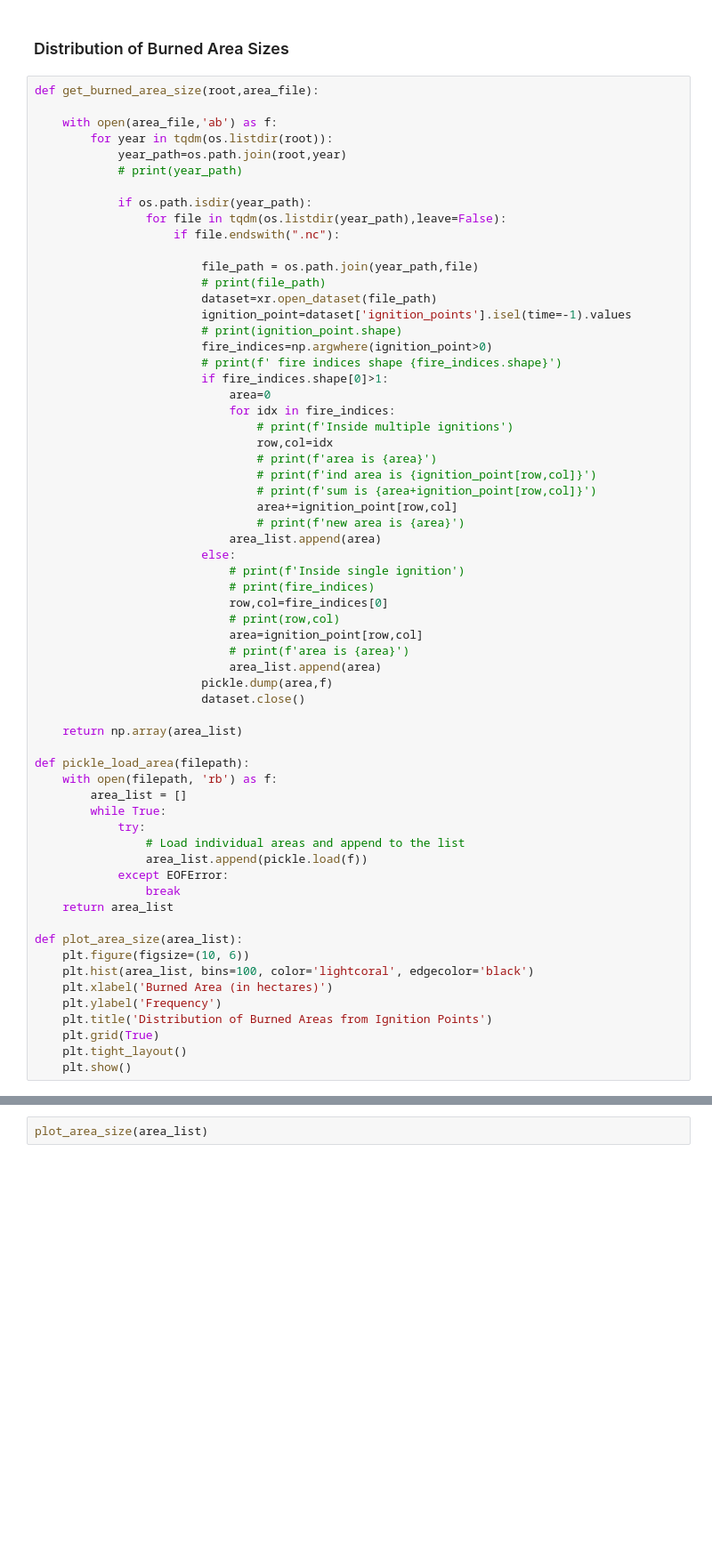
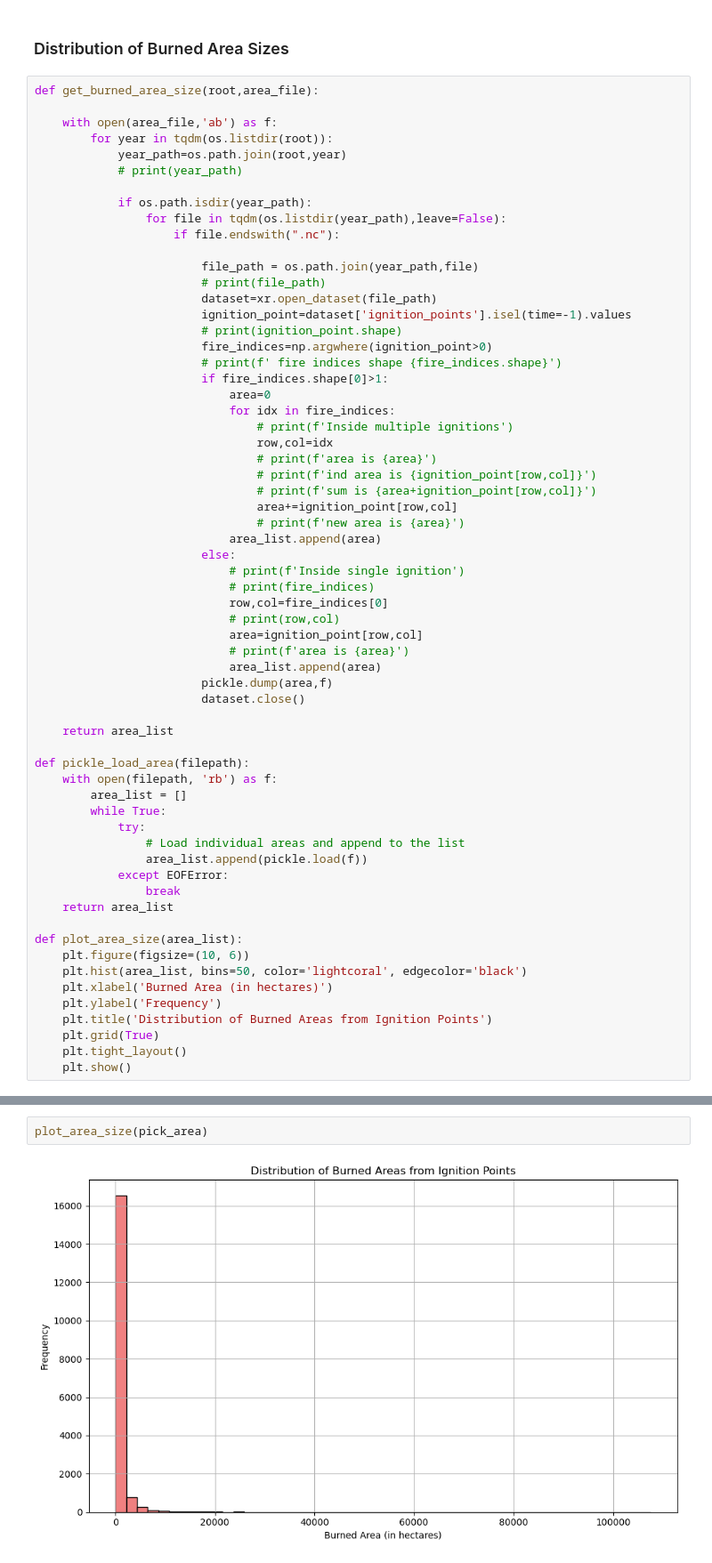
Before and after one commit to ursuladas/segmentation_models_for_burned_area, a Jupyter notebook: EDA/analysis.ipynb, the cells around one changed output, grey strips where cells are left out. Shown at 89% size. Cells and saved outputs as stored; diff of their text form; blank space fills up the shorter version.

```diff
--- a/EDA/analysis.ipynb
+++ b/EDA/analysis.ipynb
@@ -115,7 +118,7 @@ def get_burned_area_size(root,area_file):
                         pickle.dump(area,f)
                         dataset.close()
 
-    return np.array(area_list)
+    return area_list
 
 def pickle_load_area(filepath):
     with open(filepath, 'rb') as f:
@@ -130,7 +133,7 @@ def pickle_load_area(filepath):
 
 def plot_area_size(area_list):
     plt.figure(figsize=(10, 6))
-    plt.hist(area_list, bins=100, color='lightcoral', edgecolor='black')
+    plt.hist(area_list, bins=50, color='lightcoral', edgecolor='black')
     plt.xlabel('Burned Area (in hectares)')
     plt.ylabel('Frequency')
     plt.title('Distribution of Burned Areas from Ignition Points')
@@ -147,2 +156,4 @@ print(pick_area[:20])
 # %%
-plot_area_size(area_list)
+plot_area_size(pick_area)
+# %% [output]
+[figure, added]
```
Also changed, not shown: parts of 9 cells of this notebook.
